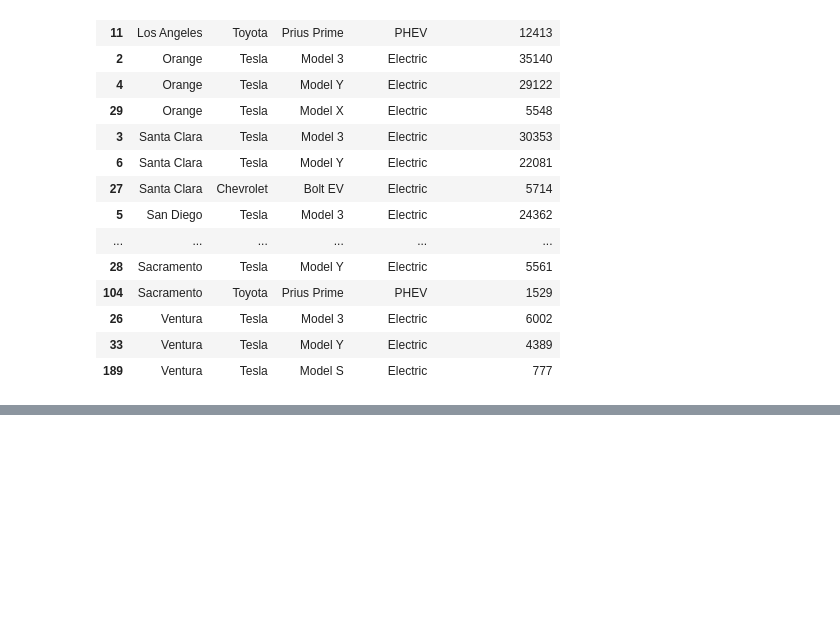
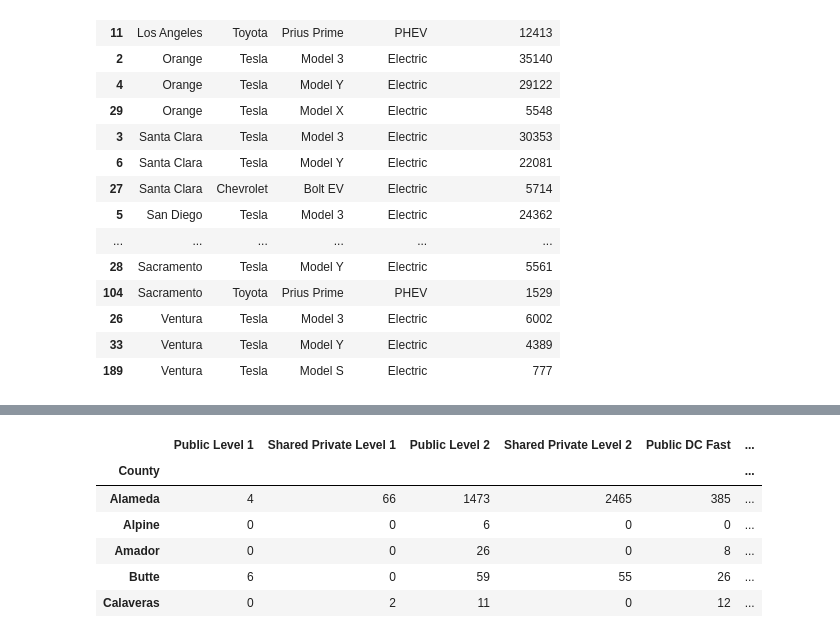
Before and after one commit to GobyJeff/Project-1, a Jupyter notebook: Main.ipynb, the cells around one changed output, grey strips where cells are left out. Saved outputs shown, nothing was run; the diff lists cells and outputs as text; code cells hidden in the pictures; blank space fills up the shorter version.

```diff
--- a/Main.ipynb
+++ b/Main.ipynb
@@ -11,6 +12,7 @@ from scipy.stats import sem
 #read CSV File
 zev_sales_csv = pd.read_csv("Resources/ZEV_Sales_CSV.csv").set_index('Data Year')
 median_income_county = pd.read_csv('Resources/2020_Median_Income_Per_County.csv')
+ev_chargers_csv = pd.read_csv('Resources/EV_Chargers_Last_updated_03-20-2023_ada (1).csv')
 # %%
 # 2020- 2023 sales
 recent_zev_sales = pd.DataFrame(zev_sales_csv.loc[[2019,2020,2021,2022,2023],:])
@@ -336,0 +339,11 @@ plt.tight_layout()
+# %%
+ev_chargers_df = pd.DataFrame(ev_chargers_csv).set_index('County').rename(columns={'Total':'Total EV Chargers'})
+ev_chargers_df.head()
+# %% [output]
+|  | Public Level 1 | Shared Private Level 1 | Public Level 2 | Shared Private Level 2 | Public DC Fast | ... |
+| County |  |  |  |  |  | ... |
+| Alameda | 4 | 66 | 1473 | 2465 | 385 | ... |
+| Alpine | 0 | 0 | 6 | 0 | 0 | ... |
+| Amador | 0 | 0 | 26 | 0 | 8 | ... |
+| Butte | 6 | 0 | 59 | 55 | 26 | ... |
+| Calaveras | 0 | 2 | 11 | 0 | 12 | ... |
```
Also changed, not shown: parts of 12 cells of this notebook, 1 other file.
